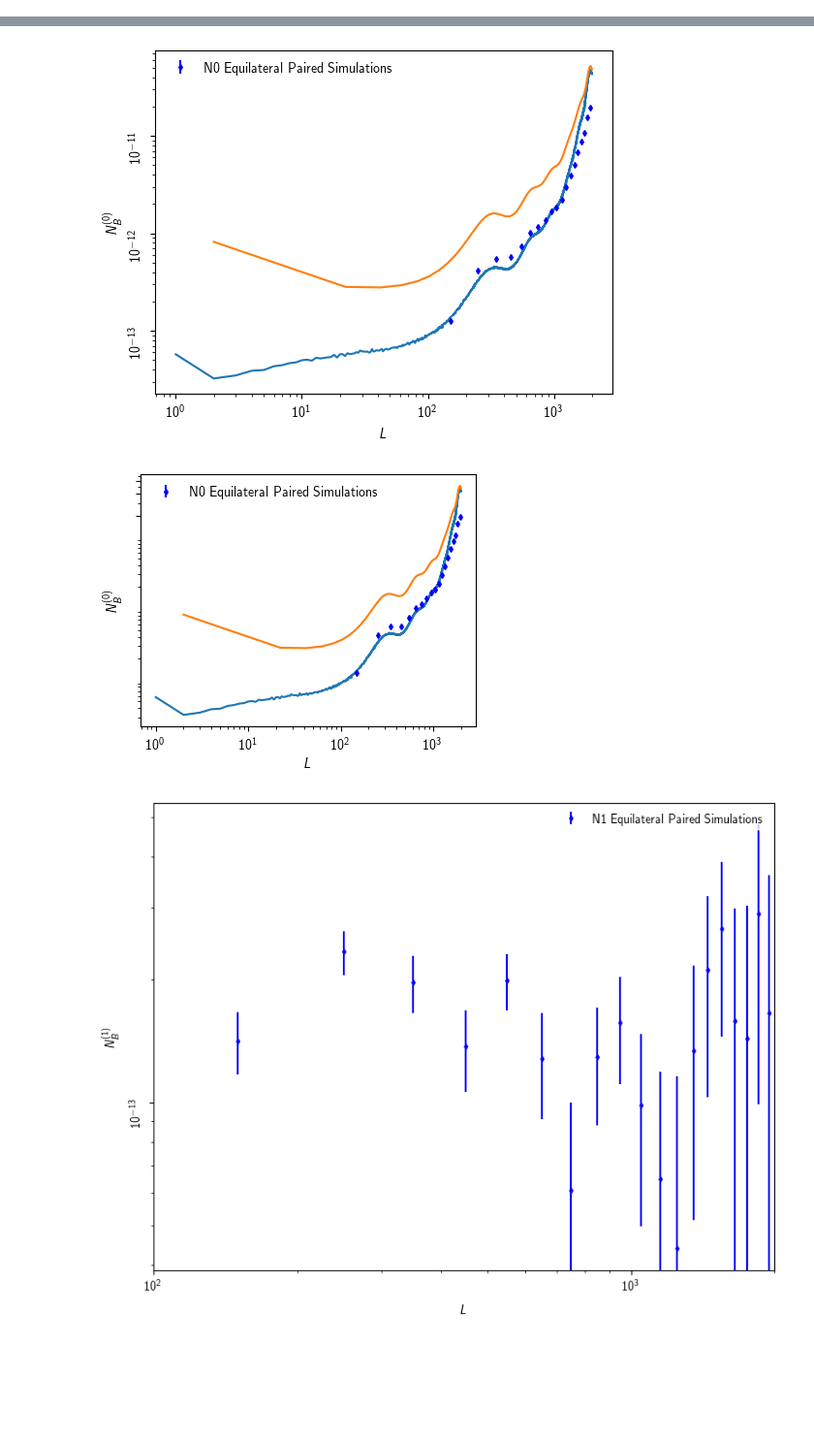
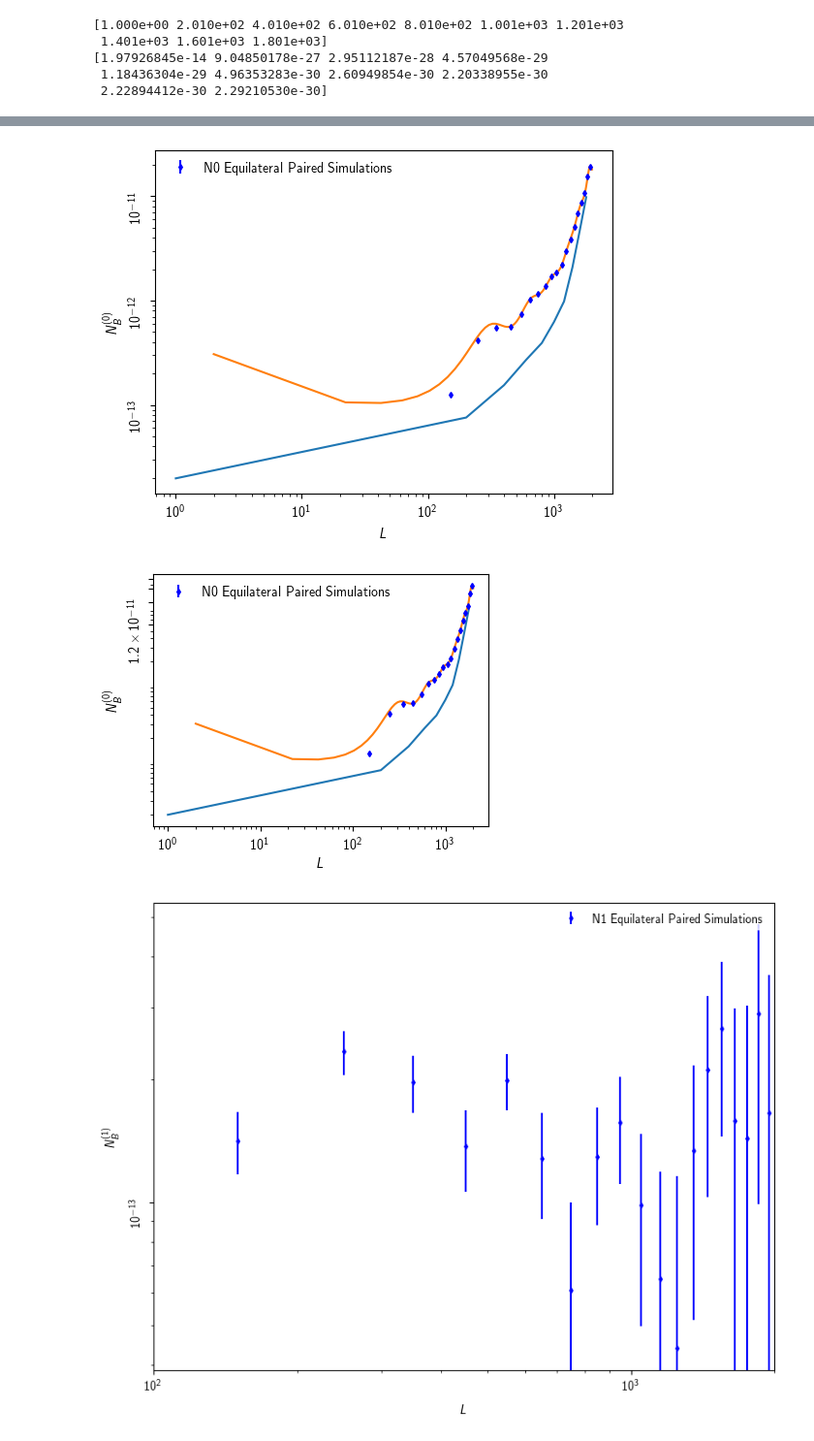
Before and after one commit to aleksandrbowkis/bispec_opt_est, a Jupyter notebook: Plots/paper_plots/Ch3_plots.ipynb, the cells around one changed output, grey strips where cells are left out. Shown at 97% size. Drawn from its saved outputs; the diff is of its cells as text; code cells hidden in the pictures; blank space fills up the shorter version.

```diff
--- a/Plots/paper_plots/Ch3_plots.ipynb
+++ b/Plots/paper_plots/Ch3_plots.ipynb
@@ -14,14 +14,24 @@ L, N0_equi_paired, N0_equi_err = np.loadtxt("/home/amb257/kappa_bispec/bispec_op
 _, N1_equi_paired, N1_equi_err = np.loadtxt("/home/amb257/kappa_bispec/bispec_opt_est/Plots/paper_plots/Paired_sim_data/NONOISE_EQUI_N1_bs_kappa.txt")
 _, N1_fold_paired, N1_fold_err = np.loadtxt("/home/amb257/kappa_bispec/bispec_opt_est/Plots/paper_plots/Paired_sim_data/NONOISE_N1_bs_FOLD_kappa.txt")
 
-# Read in numerical results
+# Read in numerical results - changed to batch integral
 
-L_N0_num = np.load("/home/amb257/kappa_bispec/bispec_opt_est/N0_numerical/N0_numerical_vegas/L_N0_num.npy")
-N0_numerical_equi = np.load("/home/amb257/kappa_bispec/bispec_opt_est/N0_numerical/N0_numerical_vegas/N0_numerical_equi.npy")
+L_N0_num = np.load("/home/amb257/kappa_bispec/bispec_opt_est/N0_numerical/N0_numerical_BATCHvegas/L_N0_num.npy")
+N0_numerical_equi = np.load("/home/amb257/kappa_bispec/bispec_opt_est/N0_numerical/N0_numerical_BATCHvegas/N0_numerical_equi.npy")
 L_N0_num = np.array(L_N0_num, dtype=np.float128)
 N0_numerical_equi = np.array(N0_numerical_equi, dtype=np.float128)
 # Read in Alba's results
 L_alba, N0_alba = np.loadtxt("/home/amb257/kappa_bispec/bispec_opt_est/N0_numerical/N0_numerical_vegas/alba_n0.txt", unpack = True)
+
+# Print numerical results
+print(L_N0_num)
+print(N0_numerical_equi)
+# %% [output]
+[1.000e+00 2.010e+02 4.010e+02 6.010e+02 8.010e+02 1.001e+03 1.201e+03
+ 1.401e+03 1.601e+03 1.801e+03]
+[1.97926845e-14 9.04850178e-27 2.95112187e-28 4.57049568e-29
+ 1.18436304e-29 4.96353283e-30 2.60949854e-30 2.20338955e-30
+ 2.22894412e-30 2.29210530e-30]
 # %%
 # Make N0 plot
 
@@ -34,8 +44,8 @@ for width in [18., 12., 8.8]:
 
     # equi bispectrum
     plt.errorbar(L, N0_equi_paired,yerr = N0_equi_err, fmt='bd', label="N0 Equilateral Paired Simulations", markersize=3)
-    plt.plot(L_N0_num, 1/3*(L_N0_num*(L_N0_num + 1) )**3 *N0_numerical_equi)
-    plt.plot(L_alba, 1/3 * (L_alba *(L_alba + 1)) **3*N0_alba)
+    plt.plot(L_N0_num, 1/8*(L_N0_num*(L_N0_num + 1) )**3 *N0_numerical_equi)
+    plt.plot(L_alba, 1/8 * (L_alba *(L_alba + 1)) **3*N0_alba)
     plt.xscale('log')
     plt.yscale('log')
     # legend
@@ -57,7 +67,7 @@ for width in [18., 12., 8.8]:
 
     # axes limits
     #plt.ylim(6e-13, 3e-11)
-    #plt.xlim([600, 2000])
+    #plt.xlim([500, 2000])
 
     # reduce white space around figure
     plt.subplots_adjust(left=0, right=1, top=1, bottom=0)
@@ -73,5 +83,5 @@ for width in [18., 12., 8.8]:
-[figure, old version]
+[figure, new version]
-[figure, old version]
+[figure, new version]
 # %%
 # Make N1 equilateral plots
 
```
Also changed, not shown: parts of 1 cell of this notebook, 18 other files.
